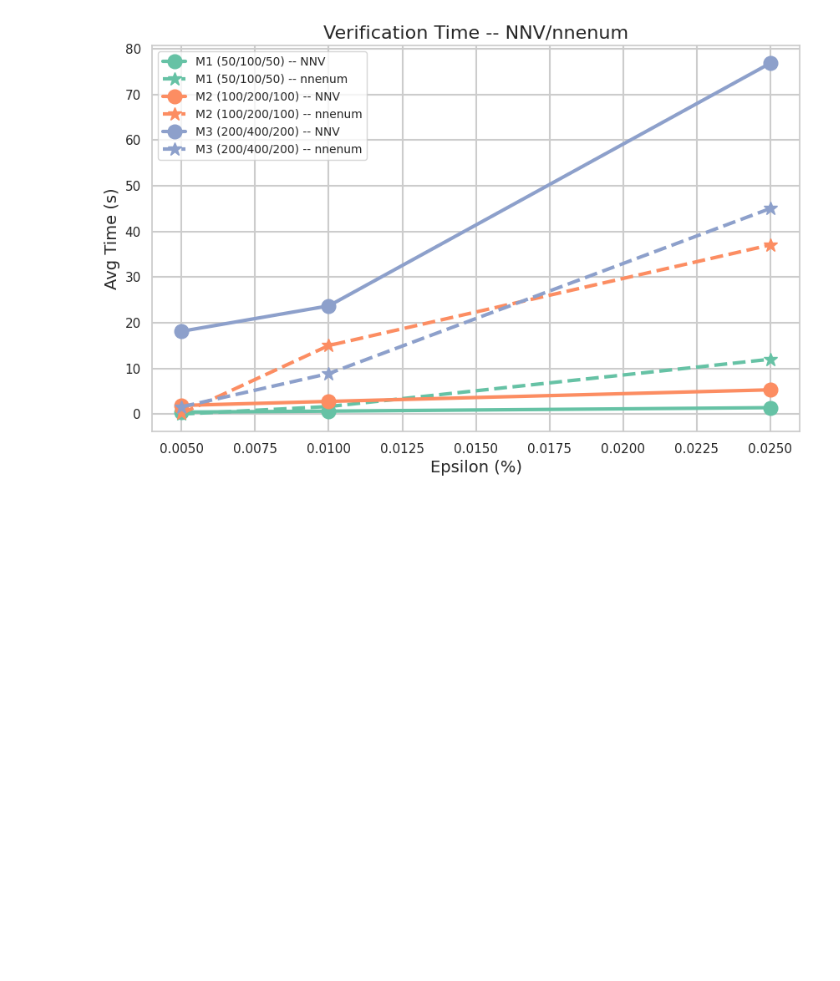
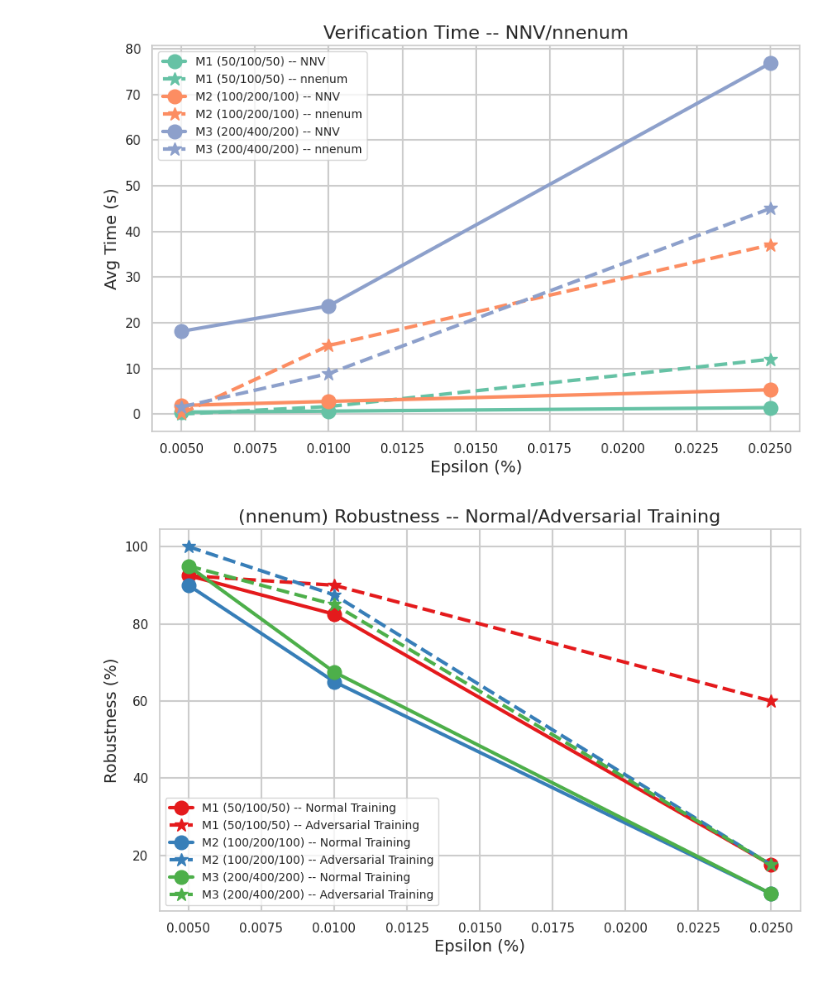
Before and after one commit to judydnguyen/FDIA-python-verification, a Jupyter notebook: verification_results.ipynb, the cells around one changed output. Drawn from its saved outputs; the diff is of its cells as text; code cells hidden in the pictures; blank space fills up the shorter version.

Commit message:
add the latest results

```diff
--- a/verification_results.ipynb
+++ b/verification_results.ipynb
@@ -216,3 +216,43 @@ plt.grid(linewidth=1.5)
 plt.show()
 # %% [output]
 [figure]
+# %%
+import matplotlib.pyplot as plt
+import pandas as pd
+
+# data = np.from_csv()
+data = pd.read_csv("verification_result_updated.csv")
+nnv_result = data.loc[data['tool'] == 'nnv']
+nnenum_result = data.loc[data['tool'] == 'nnenum']
+
+import matplotlib.pyplot as plt
+import pandas as pd
+import seaborn as sns
+
+# Set the Seaborn theme
+sns.set_theme(style="whitegrid", palette="Set1")
+
+# Assuming you have the data in DataFrames called 'nnv_result' and 'nnenum_result'
+plt.figure(figsize=(10, 6))
+
+normal_nnenum_result = nnenum_result[nnenum_result['mode'] == 'normal']
+adversarial_nnenum_result = nnenum_result[nnenum_result['mode'] == 'adversarial']
+
+for model in normal_nnenum_result['model'].unique():
+    normal_training_data = normal_nnenum_result[normal_nnenum_result['model'] == model]
+    adversarial_training_data = adversarial_nnenum_result[adversarial_nnenum_result['model'] == model]
+
+    # Use Seaborn's "colorblind" palette to get more distinguishable colors
+    color = sns.color_palette("Set1")[list(nnv_result['model'].unique()).index(model)]
+
+    plt.plot(normal_training_data['epsilon'], normal_training_data['Robust'], color=color, marker='o', markersize=12, linewidth=3, linestyle='-', label=f"{model} -- Normal Training")
+    plt.plot(adversarial_training_data['epsilon'], adversarial_training_data['Robust'], color=color, marker='*', markersize=12, linewidth=3, linestyle='--', label=f"{model} -- Adversarial Training")
+
+plt.xlabel('Epsilon (%)', fontsize=14)
+plt.ylabel('Robustness (%)', fontsize=14)
+plt.title('(nnenum) Robustness -- Normal/Adversarial Training', fontsize=16)
+plt.legend(fontsize=10)
+plt.grid(linewidth=1.5)
+plt.show()
+# %% [output]
+[figure, added]
```
Also changed, not shown: parts of 3 cells of this notebook, 5 other files.
